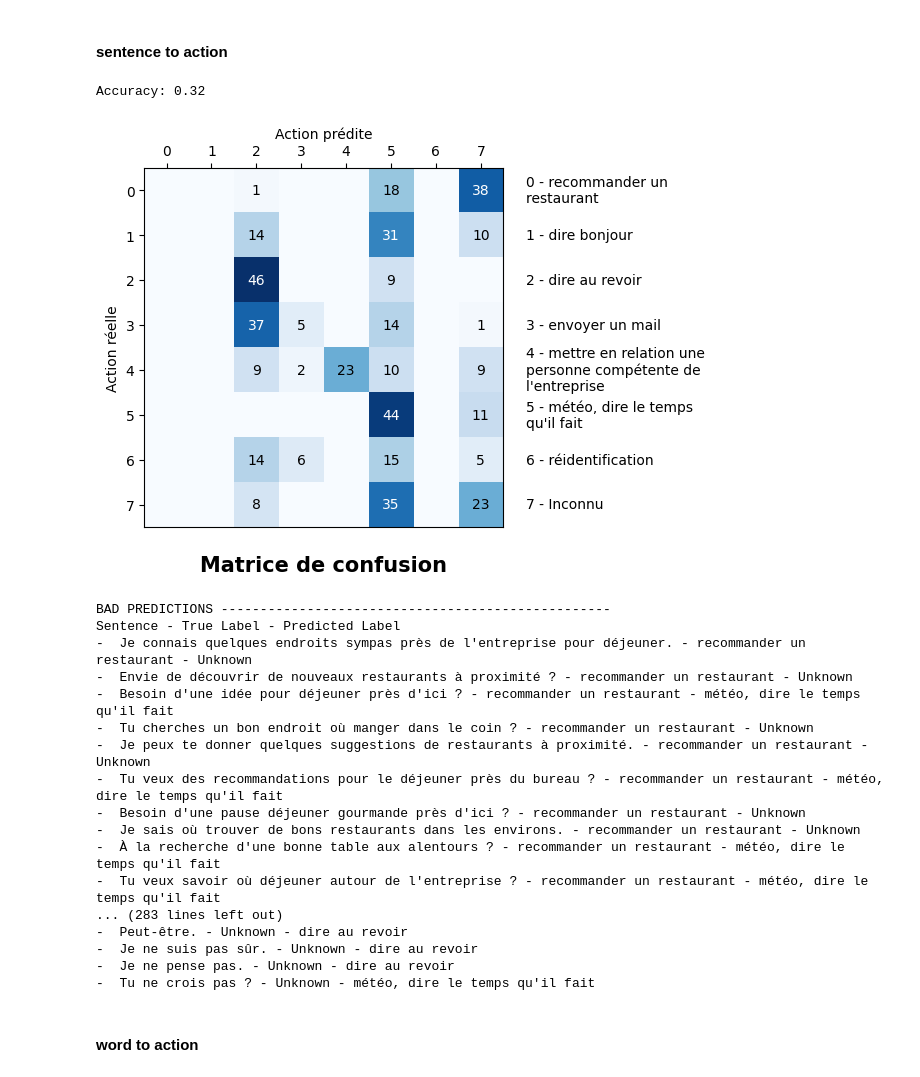
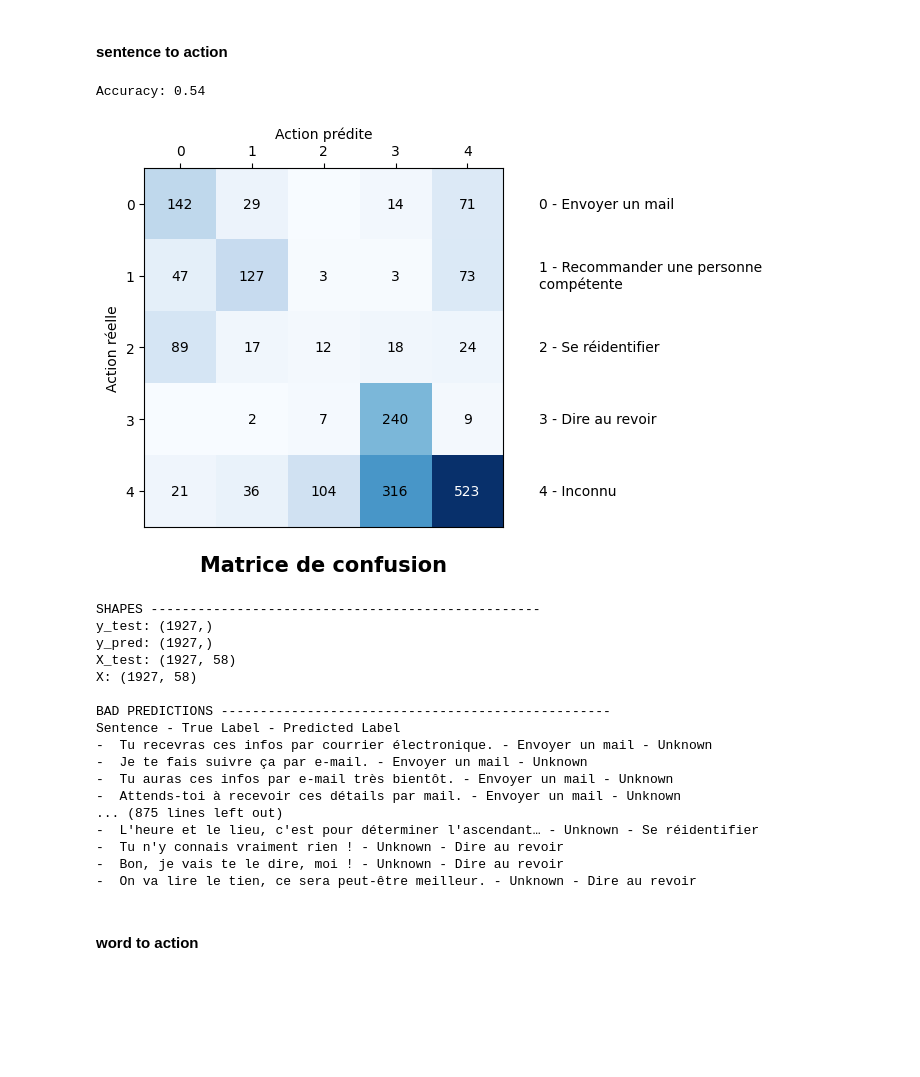
Before and after one commit to eliot-christon/robot-speech-to-speech, a Jupyter notebook: Tools/Evaluation/T4/new_eval.ipynb, the cells around one changed output. Saved outputs shown, nothing was run; the diff lists cells and outputs as text; code cells hidden in the pictures; blank space fills up the shorter version.

Commit message:
better action selection with new dataset

```diff
--- a/Tools/Evaluation/T4/new_eval.ipynb
+++ b/Tools/Evaluation/T4/new_eval.ipynb
@@ -22,7 +22,7 @@ from tensorflow.keras.models import Sequential
 # %% [markdown]
 ### GLOBAL VARIABLES
 # %%
-action_df = pd.read_csv("df_csv/action_dataset.csv", header=0)
+action_df = pd.read_csv("df_csv/action_dataset.csv", header=0, sep=";").dropna(how='all')
 with open('french_stop_words.txt', 'r') as f:
     STOP_WORDS = f.read().splitlines()
 
@@ -76,13 +76,21 @@ def new_phrase(text:str, stop_words: list = STOP_WORDS) -> str:
 
 def print_bad_predictions(y_test, y_pred, X_test, X):
     # print all bad predictions, sentence and label
+    print("SHAPES", "-"*50)
+    print(f"y_test: {y_test.shape}")
+    print(f"y_pred: {y_pred.shape}")
+    print(f"X_test: {X_test.shape}")
+    print(f"X: {X.shape}")
     print("\nBAD PREDICTIONS", "-"*50)
     print("Sentence - True Label - Predicted Label")
     for i in range(len(y_pred)):
         if y_pred[i] != y_test.iloc[i]:
             # find index in X_pca where X_test[i] is
-            index = np.where((X == X_test[i]).all(axis=1))[0][0]
-            print(f"-  {TEST_SENTENCES.iloc[index]} - {y_test.iloc[i]} - {y_pred[i]}")
+            try :
+                index = np.where((X == X_test[i]).all(axis=1))[0][0]
+                print(f"-  {TEST_SENTENCES.iloc[index]} - {y_test.iloc[i]} - {y_pred[i]}")
+            except:
+                print(f"Index {i} not found in X_pca, y_pred={y_test.iloc[i]}, y_test={y_pred[i]}")
 
 def encode_y(y_str, dict_str_int):
     return np.array([dict_str_int[label] for label in y_str])
@@ -304,8 +312,9 @@ y_str = action_df['action']
 # if y not in ACTION_LABELS, replace it with "Unknown"
 # y = y.apply(lambda x: x if x in ACTION_LABELS else "Unknown")
 y_str = y_str.fillna("Unknown")
-dict_str_num = {label: i for i, label in enumerate(y_str.unique())}
-dict_num_str = {i: label for i, label in enumerate(y_str.unique())}
+y_str_unique = np.concatenate([ACTION_LABELS, ["Unknown"]])
+dict_str_num = {label: i for i, label in enumerate(y_str_unique)}
+dict_num_str = {i: label for i, label in enumerate(y_str_unique)}
 
 X_train, X_test, y_train, y_test = train_test_split(X, y_str, test_size=0.2, random_state=0)
 
@@ -327,38 +336,38 @@ SHAPES ===============
 # %%
 y_pred = np.array(np.argmax(test_sentence_similarity, axis=0))
 # when similarity under threshold, predict y_pred = 0
 threshold = 0.4
-y_pred[np.max(test_sentence_similarity, axis=0) < threshold] = 7
+y_pred[np.max(test_sentence_similarity, axis=0) < threshold] = dict_str_num['Unknown']
 y_pred_str = decode_y(y_pred, dict_num_str)
 
 accuracy = (y_str == y_pred_str).mean()
 print(f"Accuracy: {accuracy:.2f}")
 
 # plot confusion matrix
-plot_confusion_matrix(y_str, y_pred_str, y_str.unique())
+plot_confusion_matrix(y_str, y_pred_str, y_str_unique)
 
 # print bad predictions
 print_bad_predictions(y_str, y_pred_str, X, X)
 # %% [output]
-Accuracy: 0.32
+Accuracy: 0.54
-[figure, old version]
+[figure, new version]
+SHAPES --------------------------------------------------
+y_test: (1927,)
+y_pred: (1927,)
+X_test: (1927, 58)
+X: (1927, 58)
+
 BAD PREDICTIONS --------------------------------------------------
 Sentence - True Label - Predicted Label
--  Je connais quelques endroits sympas près de l'entreprise pour déjeuner. - recommander un restaurant - Unknown
--  Envie de découvrir de nouveaux restaurants à proximité ? - recommander un restaurant - Unknown
--  Besoin d'une idée pour déjeuner près d'ici ? - recommander un restaurant - météo, dire le temps qu'il fait
--  Tu cherches un bon endroit où manger dans le coin ? - recommander un restaurant - Unknown
--  Je peux te donner quelques suggestions de restaurants à proximité. - recommander un restaurant - Unknown
--  Tu veux des recommandations pour le déjeuner près du bureau ? - recommander un restaurant - météo, dire le temps qu'il fait
--  Besoin d'une pause déjeuner gourmande près d'ici ? - recommander un restaurant - Unknown
--  Je sais où trouver de bons restaurants dans les environs. - recommander un restaurant - Unknown
--  À la recherche d'une bonne table aux alentours ? - recommander un restaurant - météo, dire le temps qu'il fait
--  Tu veux savoir où déjeuner autour de l'entreprise ? - recommander un restaurant - météo, dire le temps qu'il fait
-... (283 lines left out)
--  Peut-être. - Unknown - dire au revoir
--  Je ne suis pas sûr. - Unknown - dire au revoir
--  Je ne pense pas. - Unknown - dire au revoir
--  Tu ne crois pas ? - Unknown - météo, dire le temps qu'il fait
+-  Tu recevras ces infos par courrier électronique. - Envoyer un mail - Unknown
+-  Je te fais suivre ça par e-mail. - Envoyer un mail - Unknown
+-  Tu auras ces infos par e-mail très bientôt. - Envoyer un mail - Unknown
+-  Attends-toi à recevoir ces détails par mail. - Envoyer un mail - Unknown
+... (875 lines left out)
+-  L'heure et le lieu, c'est pour déterminer l'ascendant… - Unknown - Se réidentifier
+-  Tu n'y connais vraiment rien ! - Unknown - Dire au revoir
+-  Bon, je vais te le dire, moi ! - Unknown - Dire au revoir
+-  On va lire le tien, ce sera peut-être meilleur. - Unknown - Dire au revoir
 # %% [markdown]
 #### word to action
 # %%
```
Also changed, not shown: parts of 8 cells of this notebook, 5 other files.
